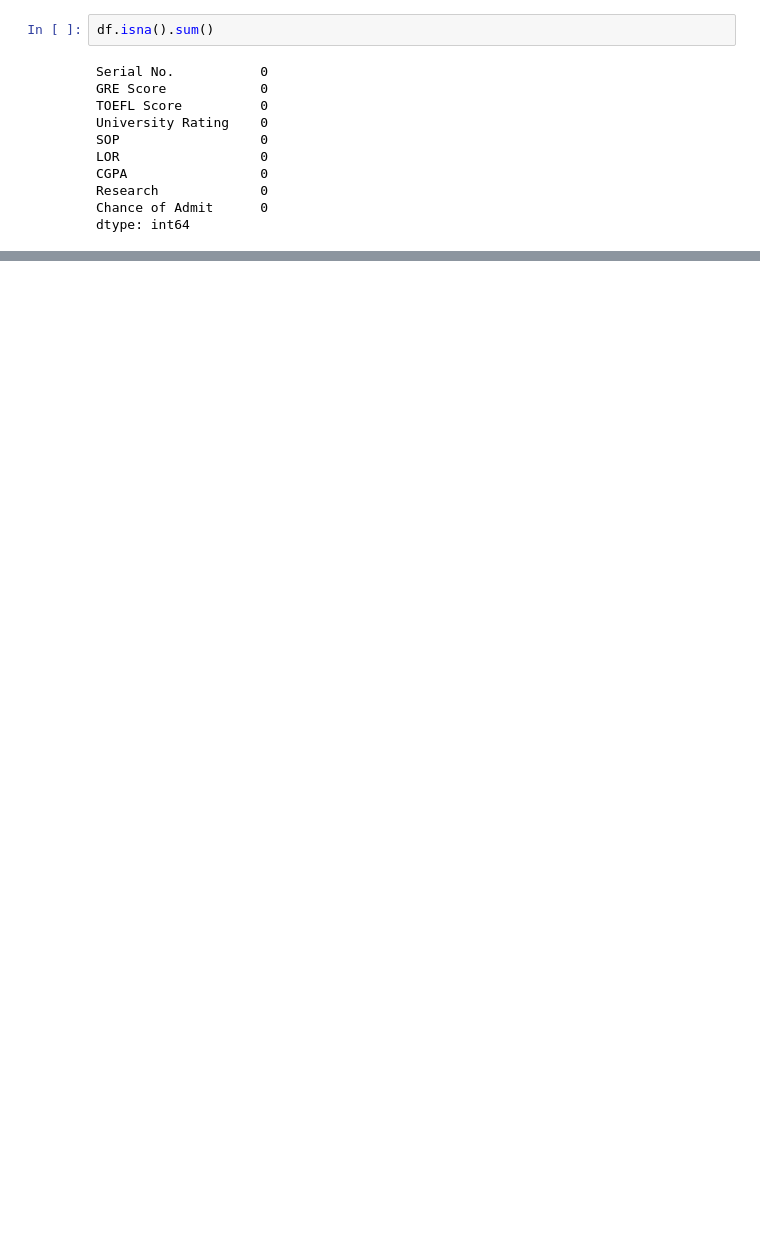
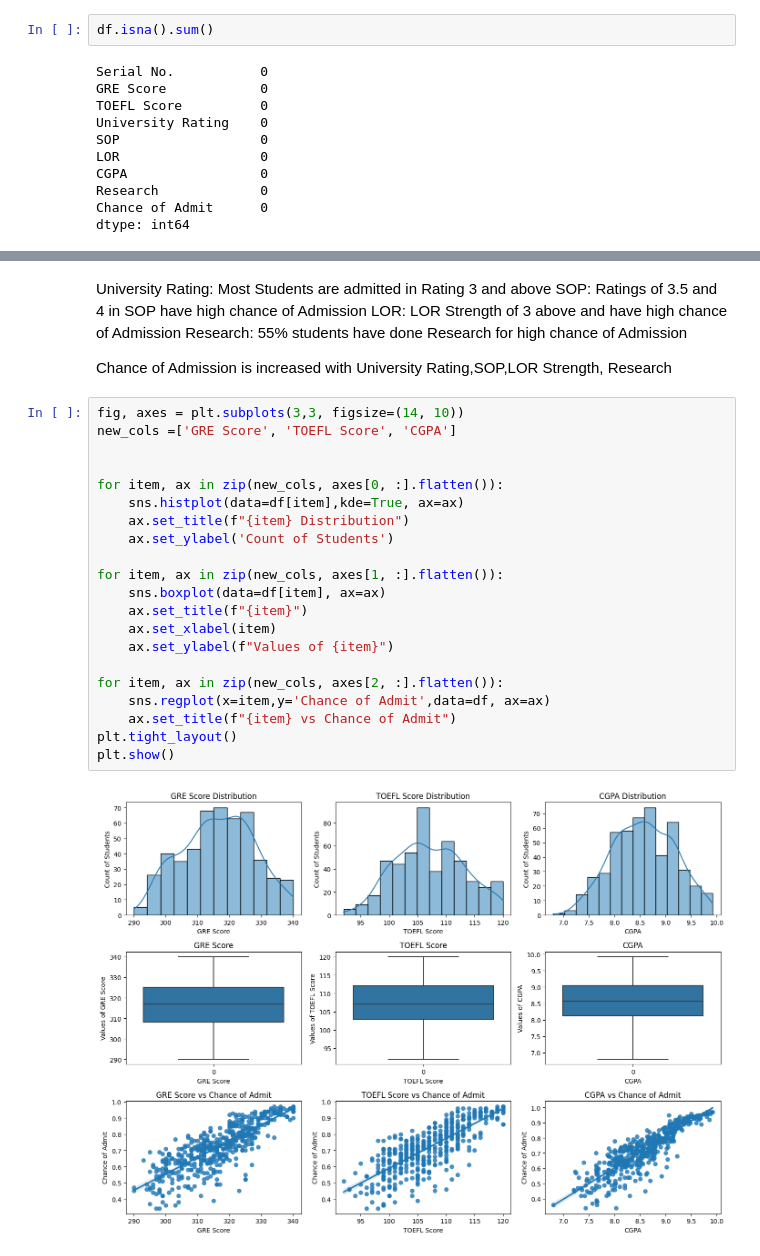
Before and after one commit to jdeepanshu/chanceadmission, a Jupyter notebook: Jamboree_Case_Study.ipynb, the cells around one changed output, grey strips where cells are left out. Saved outputs shown, nothing was run; the diff lists cells and outputs as text; blank space fills up the shorter version.

```diff
--- a/Jamboree_Case_Study.ipynb
+++ b/Jamboree_Case_Study.ipynb
@@ -111,0 +206,30 @@ for item in cols:
+# %% [markdown]
+University Rating: Most Students are admitted in Rating 3 and above
+SOP: Ratings of 3.5 and 4 in SOP have high chance of Admission
+LOR: LOR Strength of 3 above and have high chance of Admission
+Research: 55% students have done Research for high chance of Admission
+
+Chance of Admission is increased with University Rating,SOP,LOR Strength, Research
+# %%
+fig, axes = plt.subplots(3,3, figsize=(14, 10))
+new_cols =['GRE Score', 'TOEFL Score', 'CGPA']
+
+
+for item, ax in zip(new_cols, axes[0, :].flatten()):
+    sns.histplot(data=df[item],kde=True, ax=ax)
+    ax.set_title(f"{item} Distribution")
+    ax.set_ylabel('Count of Students')
+
+for item, ax in zip(new_cols, axes[1, :].flatten()):
+    sns.boxplot(data=df[item], ax=ax)
+    ax.set_title(f"{item}")
+    ax.set_xlabel(item)
+    ax.set_ylabel(f"Values of {item}")
+
+for item, ax in zip(new_cols, axes[2, :].flatten()):
+    sns.regplot(x=item,y='Chance of Admit',data=df, ax=ax)
+    ax.set_title(f"{item} vs Chance of Admit")
+plt.tight_layout()
+plt.show()
+# %% [output]
+[figure, added]
```
Also changed, not shown: parts of 84 cells of this notebook.
